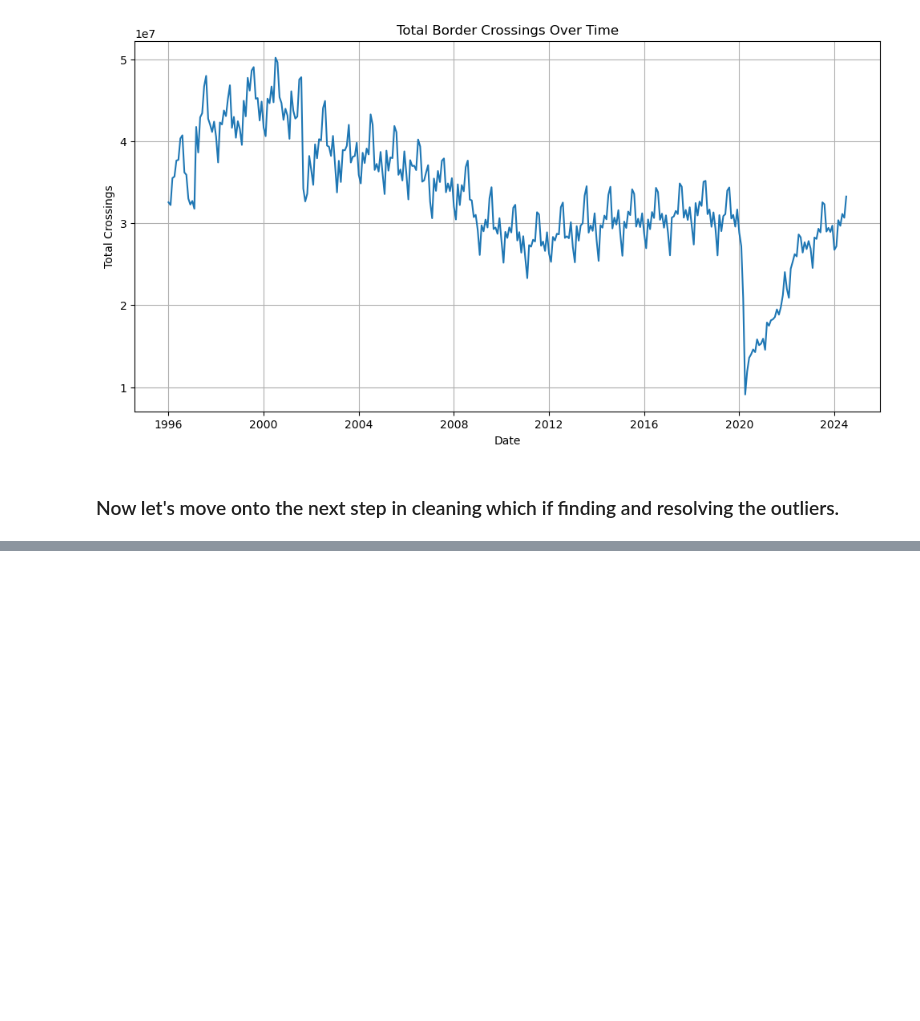
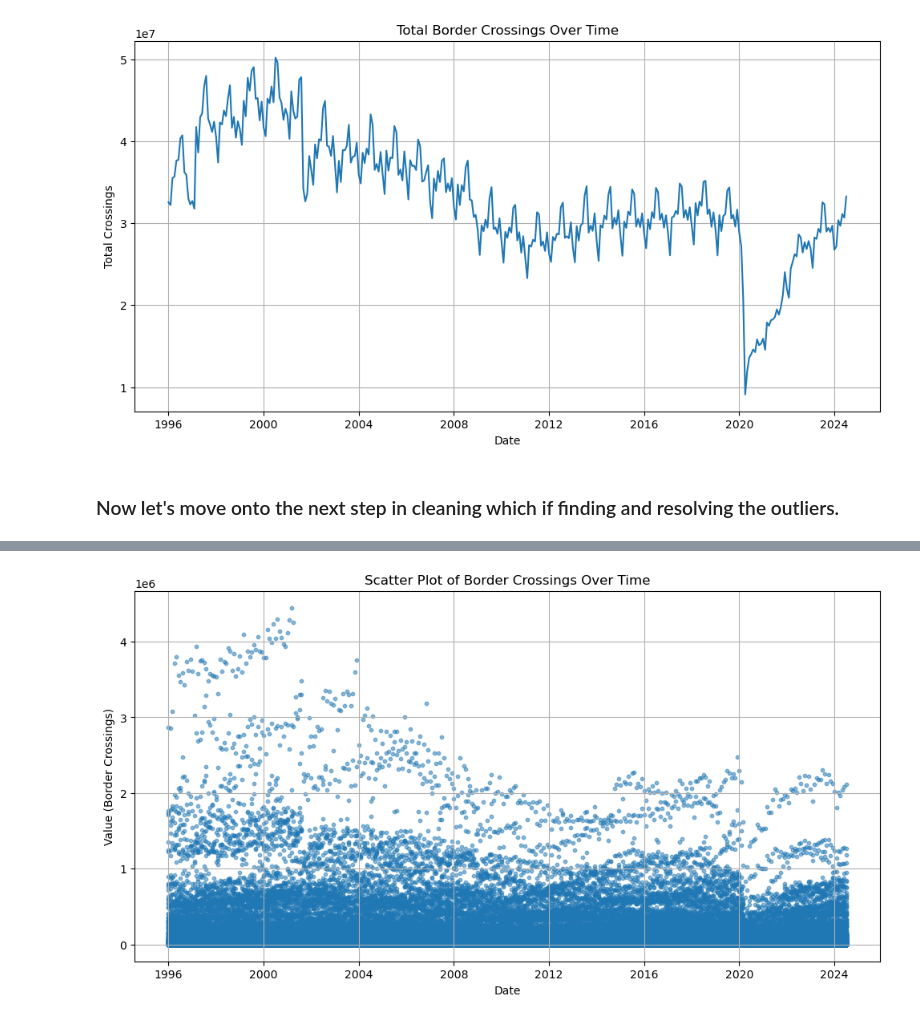
Before and after one commit to Walter2911/Data-Mining-Project, a Jupyter notebook: Untitled.ipynb, the cells around one changed output, grey strips where cells are left out. Drawn from its saved outputs; the diff is of its cells as text; code cells hidden in the pictures; blank space fills up the shorter version.

```diff
--- a/Untitled.ipynb
+++ b/Untitled.ipynb
@@ -153,0 +204,10 @@ AttributeError: 'str' object has no attribute 'sorted'
+# %%
+plt.figure(figsize=(12, 6))
+plt.scatter(border_data['Date'], border_data['Value'], alpha=0.5, s=10)
+plt.title('Scatter Plot of Border Crossings Over Time')
+plt.xlabel('Date')
+plt.ylabel('Value (Border Crossings)')
+plt.grid(True)
+plt.show()
+# %% [output]
+[figure, added]
```
Also changed, not shown: parts of 18 cells of this notebook.
